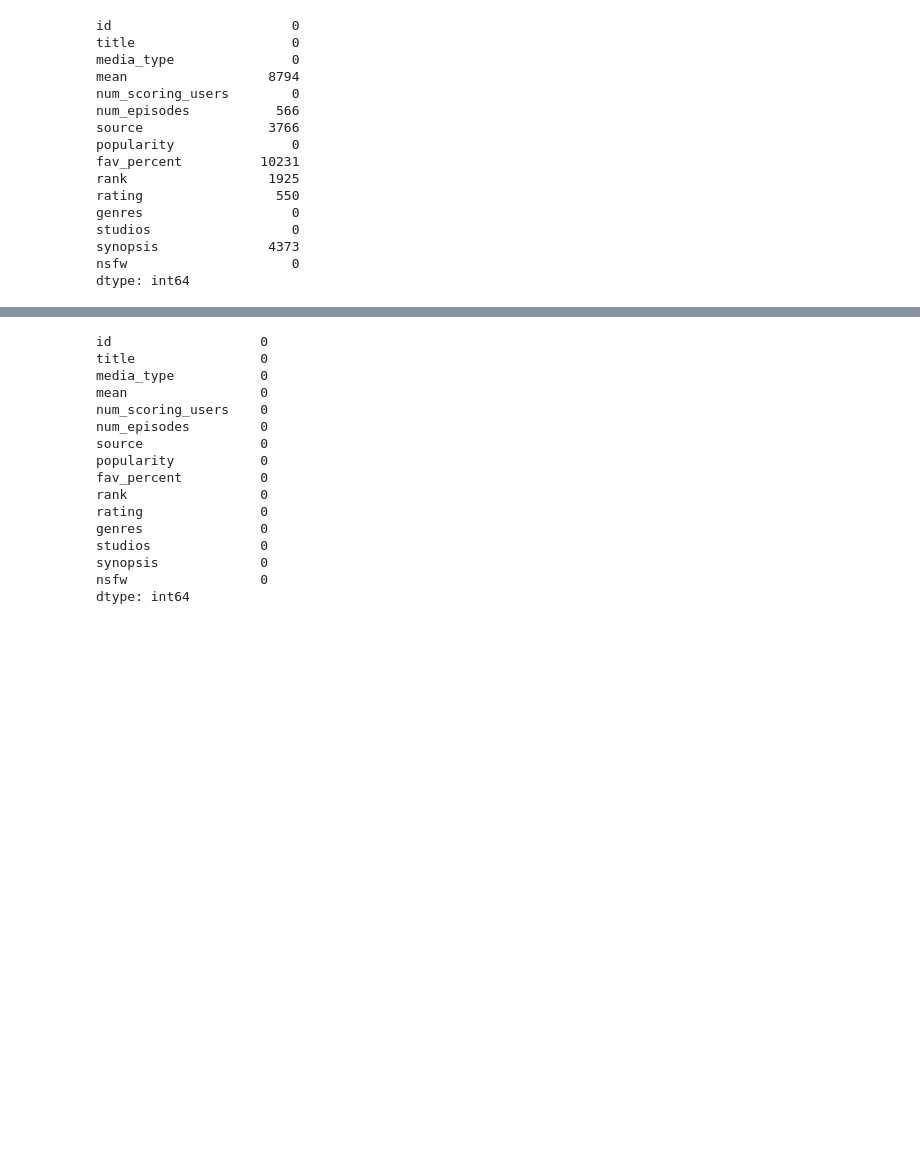
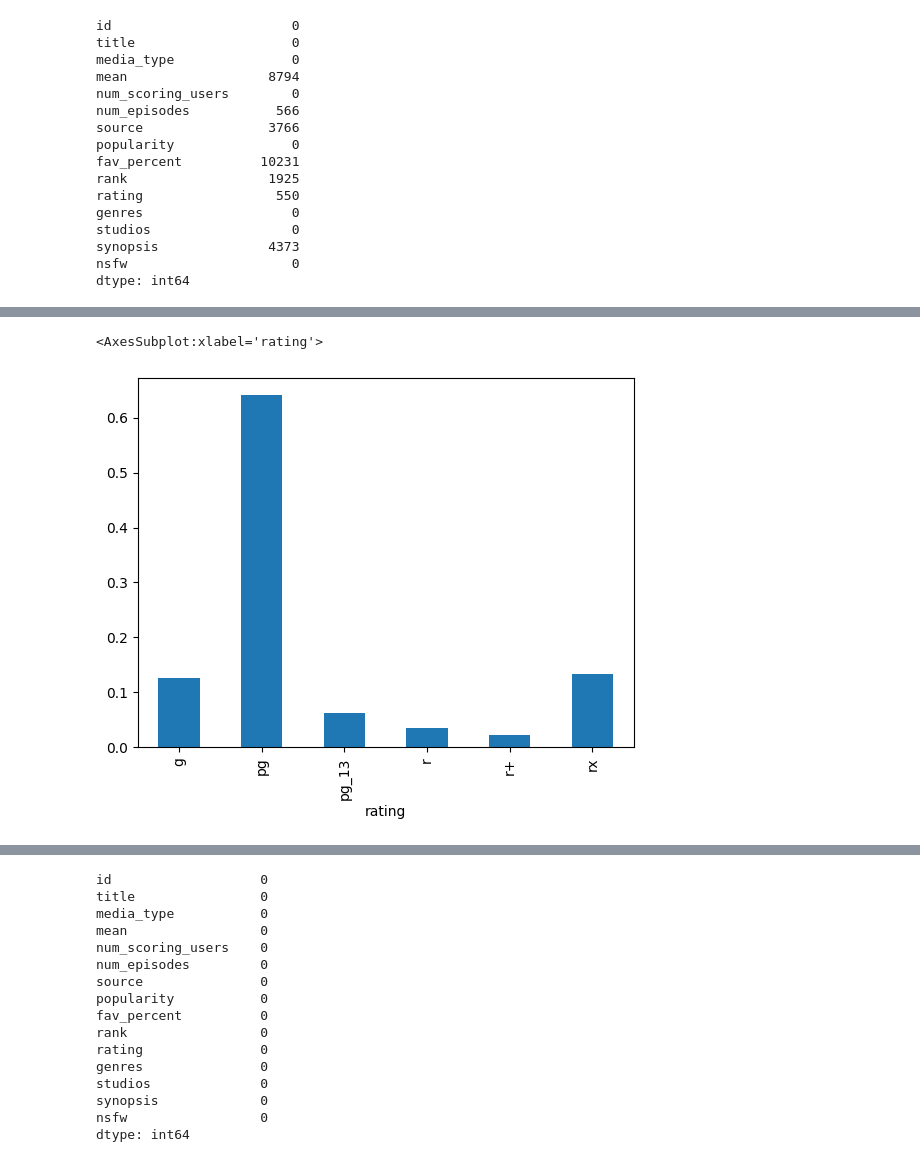
Before and after one commit to mozayed007/Media-Recommender, a Jupyter notebook: project_code/General_Recommender.ipynb, the cells around one changed output, grey strips where cells are left out. Cells and saved outputs as stored; diff of their text form; code cells hidden in the pictures; blank space fills up the shorter version.

```diff
--- a/project_code/General_Recommender.ipynb
+++ b/project_code/General_Recommender.ipynb
@@ -69,0 +82,5 @@ dtype: int64
+# %%
+(df.groupby('rating')['rating'].count()/data_main.groupby('rating')['rating'].count()).plot(kind='bar')
+# %% [output]
+<AxesSubplot:xlabel='rating'>
+[figure, added]
```
Also changed, not shown: parts of 13 cells of this notebook.
